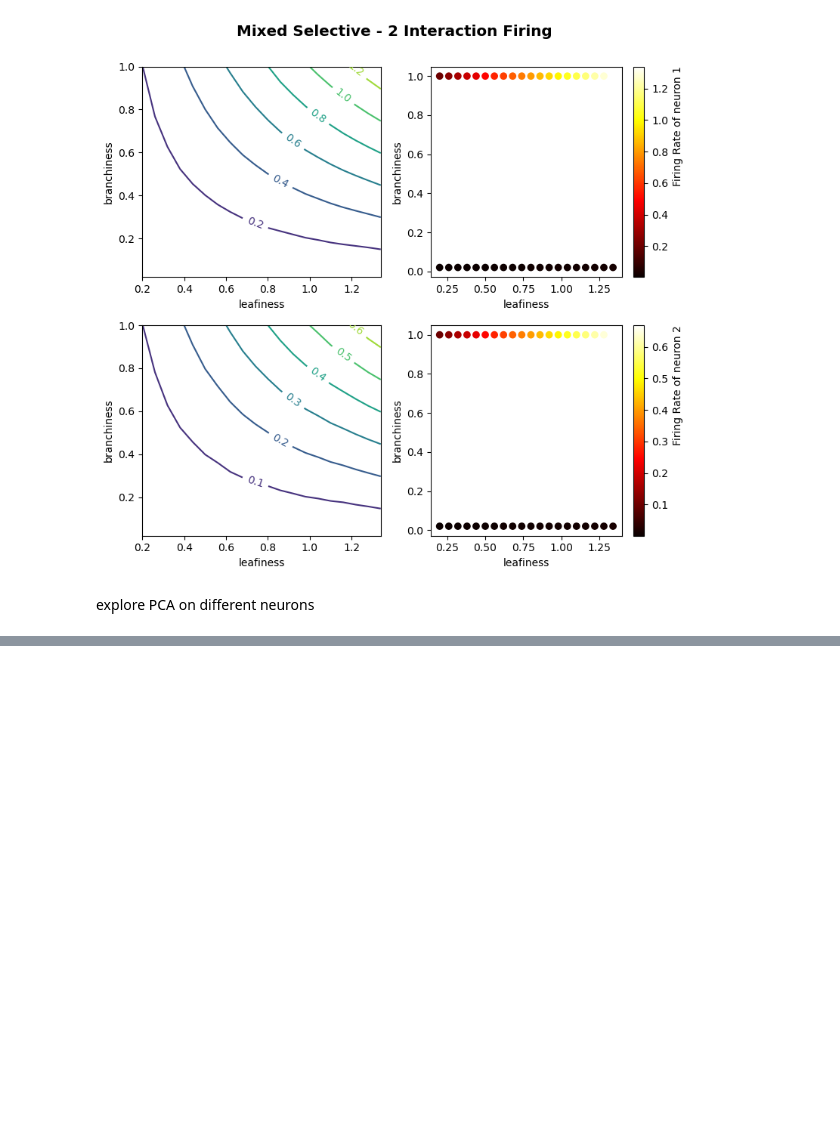
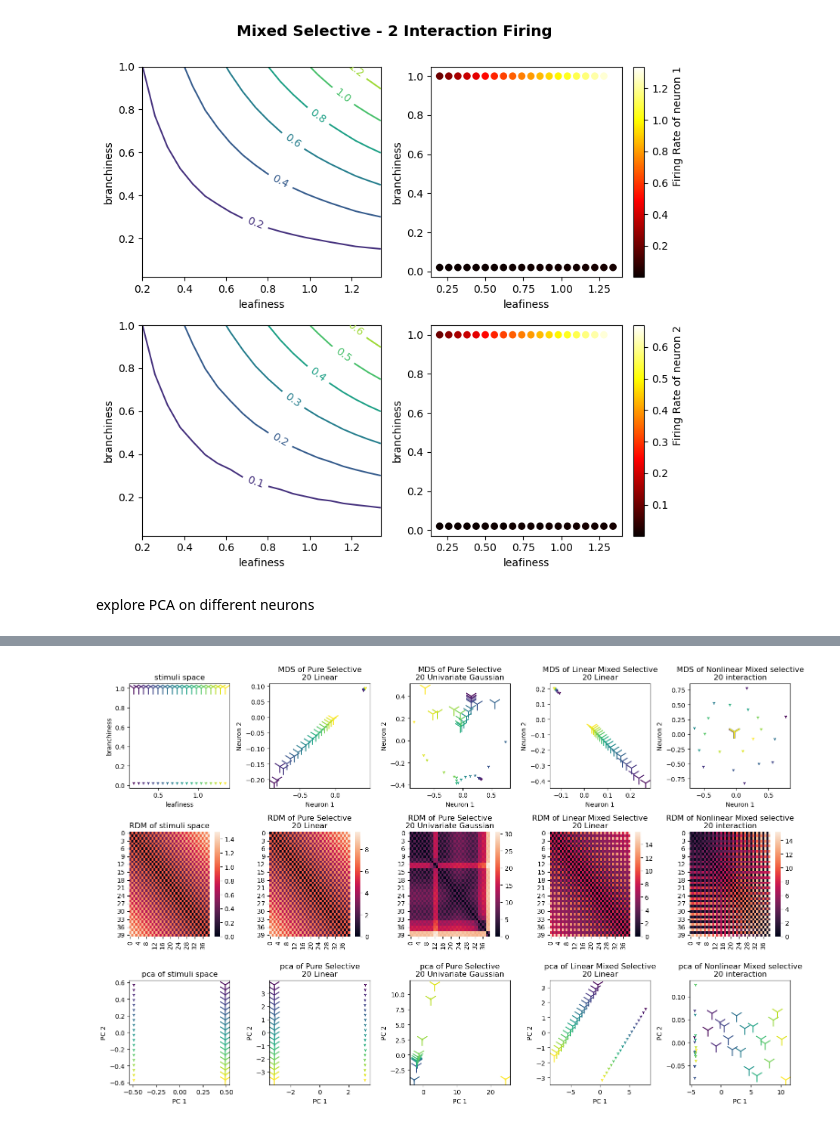
Before and after one commit to ZiluLiang/NeuralGeometry, a Jupyter notebook: MethodsMeeting.ipynb, the cells around one changed output, grey strips where cells are left out. Saved outputs shown, nothing was run; the diff lists cells and outputs as text; code cells hidden in the pictures; blank space fills up the shorter version.

```diff
--- a/MethodsMeeting.ipynb
+++ b/MethodsMeeting.ipynb
@@ -217,0 +272,30 @@ fig_fspace.tight_layout()
+# %%
+pca_sapce = {}
+for js,(s_name,s_mat) in enumerate(MultiNeuronSpace.items()):
+    pca_sapce |= {s_name:PCA(n_components=2).fit_transform(s_mat)}
+
+plt_rows,plt_cols = 3,len(MultiNeuronSpace)
+fig_fspace,ax_fspace = plt.subplots(plt_rows,plt_cols,figsize=(3.1*plt_cols,3.3*plt_rows))
+for js,(s_name,s_mat) in enumerate(MultiNeuronSpace.items()):
+    if "stimuli" in s_name:
+        ax_fspace[0,js].scatter(x=s_mat[:,0],y=s_mat[:,1],c=stim_space[:,0],s=np.exp(stim_space[:,1]*3+3),marker="1")
+        ax_fspace[0,js].set_title(s_name.replace(' - ','\n'))
+    else:
+        mds_res = MDS(n_components=2,normalized_stress="auto",dissimilarity="precomputed").fit_transform(compute_rdm(s_mat,"correlation"))
+        ax_fspace[0,js].scatter(x=mds_res[:,0],y=mds_res[:,1],c=stim_space[:,0],s=np.exp(stim_space[:,1]*3+3),marker="1")
+        ax_fspace[0,js].set_title('MDS of '+s_name.replace(' - ','\n'))
+    sns.heatmap(compute_rdm(s_mat,"euclidean"),ax=ax_fspace[1,js])
+    ax_fspace[1,js].set_title('RDM of '+s_name.replace(' - ','\n'))
+    ax_fspace[2,js].scatter(x=pca_sapce[s_name][:,0],y=pca_sapce[s_name][:,1],c=stim_space[:,0],s=np.exp(stim_space[:,1]*3+3),marker="1")
+    ax_fspace[2,js].set_title('pca of '+s_name.replace(' - ','\n'))
+    if "stimuli" in s_name:
+        ax_fspace[0,js].set_xlabel(Trees.featurenames[0])
+        ax_fspace[0,js].set_ylabel(Trees.featurenames[1])
+    else:
+        ax_fspace[0,js].set_xlabel("Neuron 1")
+        ax_fspace[0,js].set_ylabel("Neuron 2")
+    ax_fspace[2,js].set_xlabel("PC 1")
+    ax_fspace[2,js].set_ylabel("PC 2")
+fig_fspace.tight_layout()
+# %% [output]
+[figure, added]
```
Also changed, not shown: parts of 8 cells of this notebook, 2 other files.
